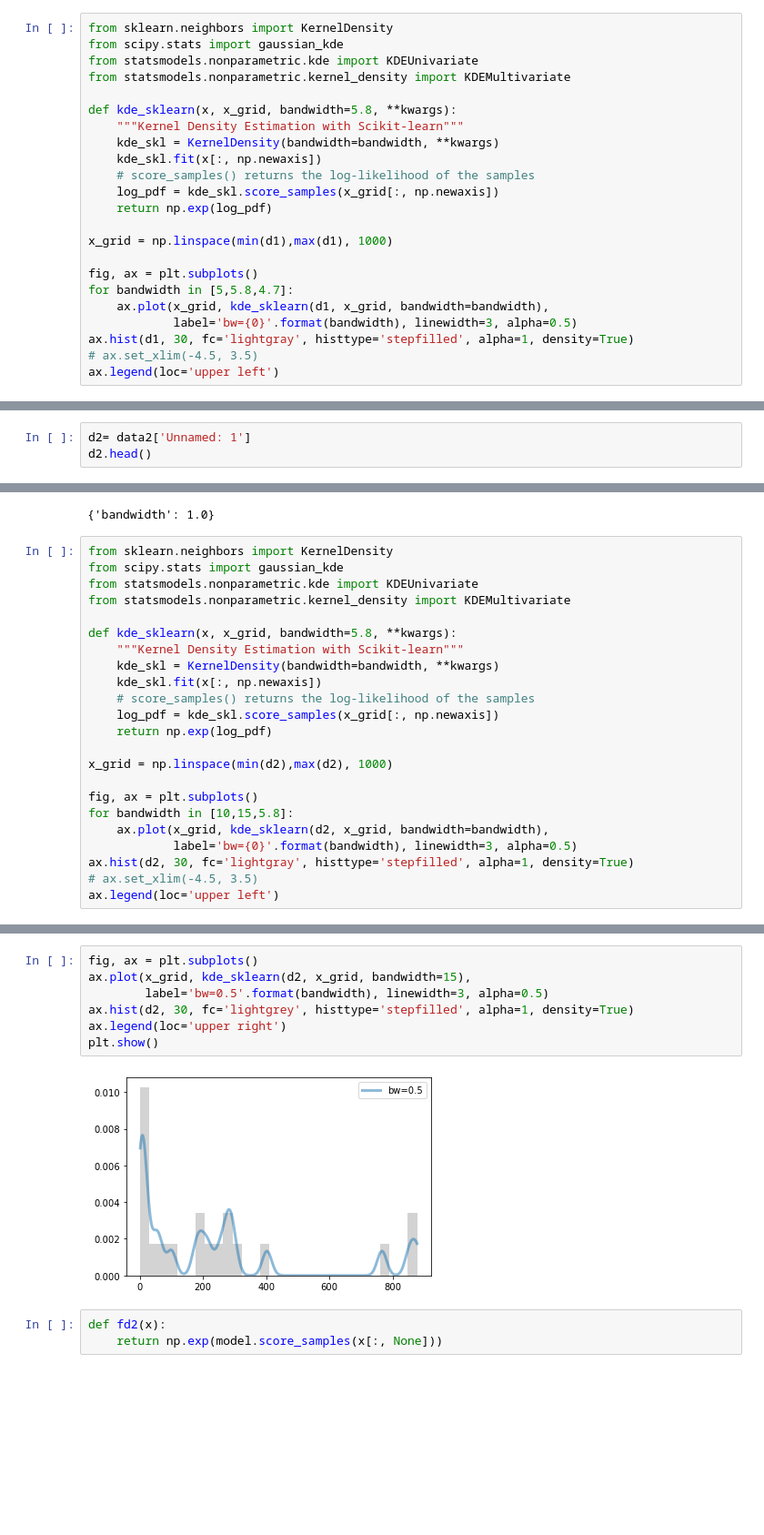
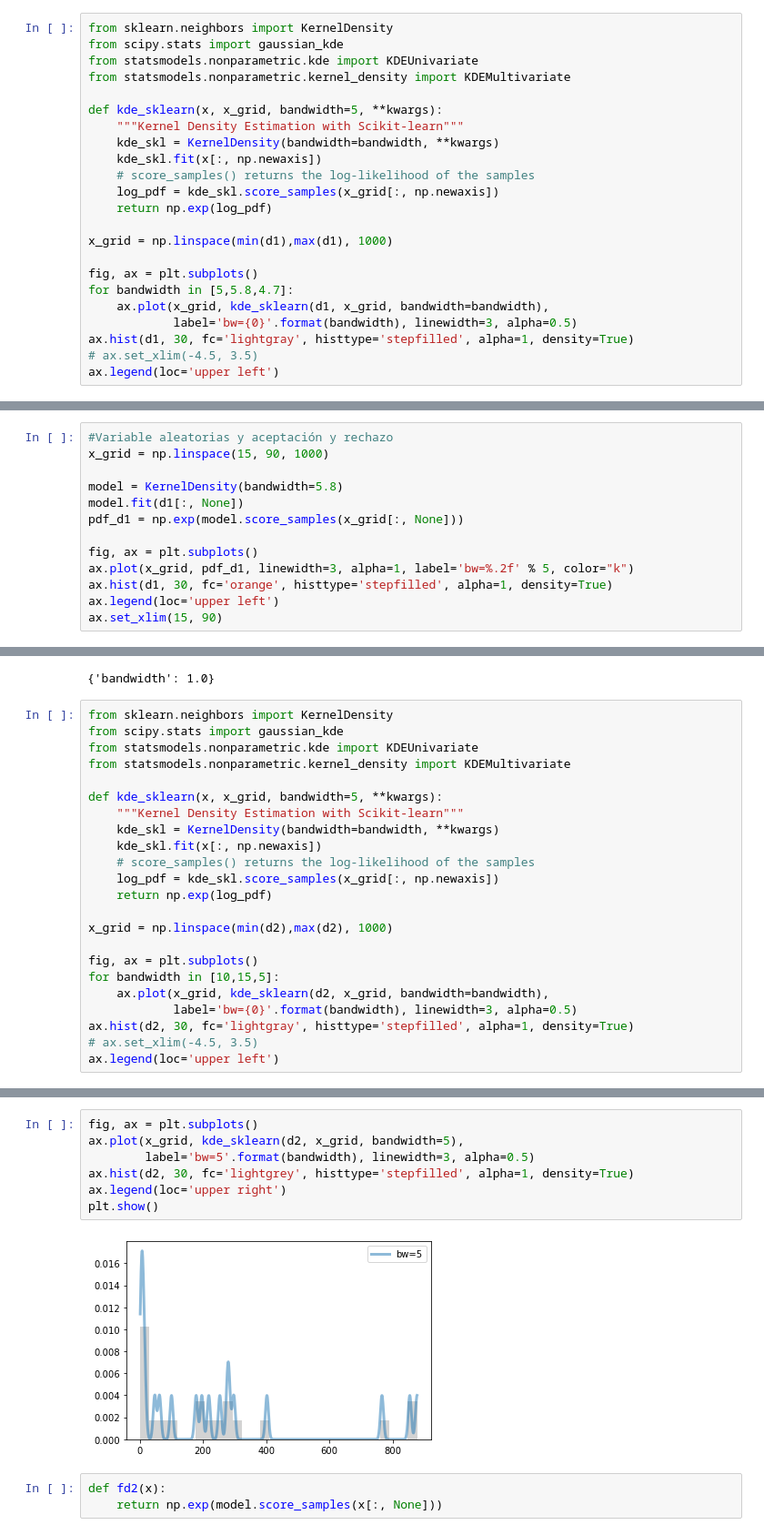
Before and after one commit to Robertochavezgue/Proyecto, a Jupyter notebook: Proyecto_Caro_Roberto.ipynb, the cells around one changed output, grey strips where cells are left out. Shown at 91% size. Saved outputs shown, nothing was run; the diff lists cells and outputs as text; blank space fills up the shorter version.

```diff
--- a/Proyecto_Caro_Roberto.ipynb
+++ b/Proyecto_Caro_Roberto.ipynb
@@ -235,7 +237,7 @@ from scipy.stats import gaussian_kde
 from statsmodels.nonparametric.kde import KDEUnivariate
 from statsmodels.nonparametric.kernel_density import KDEMultivariate
 
-def kde_sklearn(x, x_grid, bandwidth=5.8, **kwargs):
+def kde_sklearn(x, x_grid, bandwidth=5, **kwargs):
     """Kernel Density Estimation with Scikit-learn"""
     kde_skl = KernelDensity(bandwidth=bandwidth, **kwargs)
     kde_skl.fit(x[:, np.newaxis])
@@ -267,3 +269,16 @@ plt.show()
 # %%
 def fd1(x):
     return np.exp(model.score_samples(x[:, None]))
+# %%
+#Variable aleatorias y aceptación y rechazo
+x_grid = np.linspace(15, 90, 1000)
+
+model = KernelDensity(bandwidth=5.8)
+model.fit(d1[:, None])
+pdf_d1 = np.exp(model.score_samples(x_grid[:, None]))
+
+fig, ax = plt.subplots()
+ax.plot(x_grid, pdf_d1, linewidth=3, alpha=1, label='bw=%.2f' % 5, color="k")
+ax.hist(d1, 30, fc='orange', histtype='stepfilled', alpha=1, density=True)
+ax.legend(loc='upper left')
+ax.set_xlim(15, 90)
@@ -578,3 +513,0 @@ data2
-# %%
-d2= data2['Unnamed: 1']
-d2.head()
@@ -611,7 +602,7 @@ from scipy.stats import gaussian_kde
 from statsmodels.nonparametric.kde import KDEUnivariate
 from statsmodels.nonparametric.kernel_density import KDEMultivariate
 
-def kde_sklearn(x, x_grid, bandwidth=5.8, **kwargs):
+def kde_sklearn(x, x_grid, bandwidth=5, **kwargs):
     """Kernel Density Estimation with Scikit-learn"""
     kde_skl = KernelDensity(bandwidth=bandwidth, **kwargs)
     kde_skl.fit(x[:, np.newaxis])
@@ -622,7 +613,7 @@ def kde_sklearn(x, x_grid, bandwidth=5.8, **kwargs):
 x_grid = np.linspace(min(d2),max(d2), 1000)
 
 fig, ax = plt.subplots()
-for bandwidth in [10,15,5.8]:
+for bandwidth in [10,15,5]:
     ax.plot(x_grid, kde_sklearn(d2, x_grid, bandwidth=bandwidth),
             label='bw={0}'.format(bandwidth), linewidth=3, alpha=0.5)
 ax.hist(d2, 30, fc='lightgray', histtype='stepfilled', alpha=1, density=True)
@@ -634,12 +625,12 @@ ax.legend(loc='upper left')
 # %%
 fig, ax = plt.subplots()
-ax.plot(x_grid, kde_sklearn(d2, x_grid, bandwidth=15),
-        label='bw=0.5'.format(bandwidth), linewidth=3, alpha=0.5)
+ax.plot(x_grid, kde_sklearn(d2, x_grid, bandwidth=5),
+        label='bw=5'.format(bandwidth), linewidth=3, alpha=0.5)
 ax.hist(d2, 30, fc='lightgrey', histtype='stepfilled', alpha=1, density=True)
 ax.legend(loc='upper right')
 plt.show()
 # %% [output]
-[figure, old version]
+[figure, new version]
 # %%
 def fd2(x):
     return np.exp(model.score_samples(x[:, None]))
```
Also changed, not shown: parts of 29 cells of this notebook.
